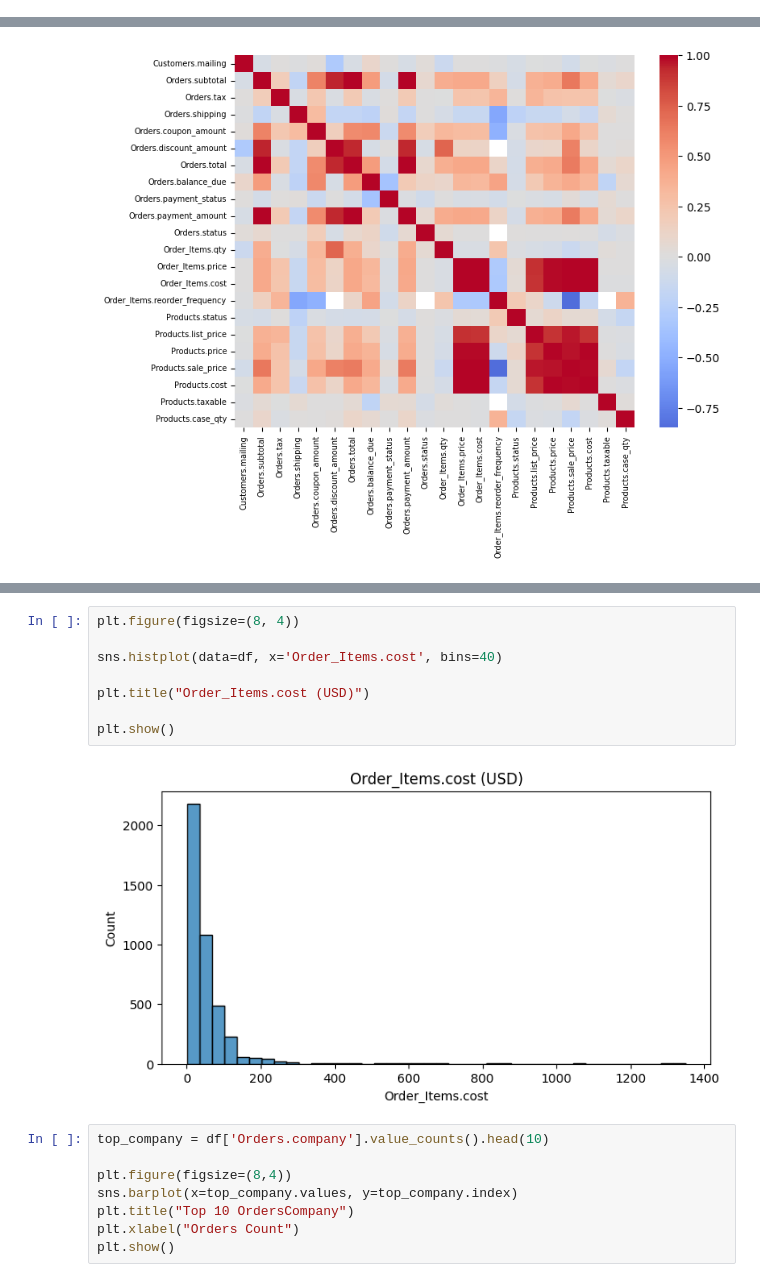
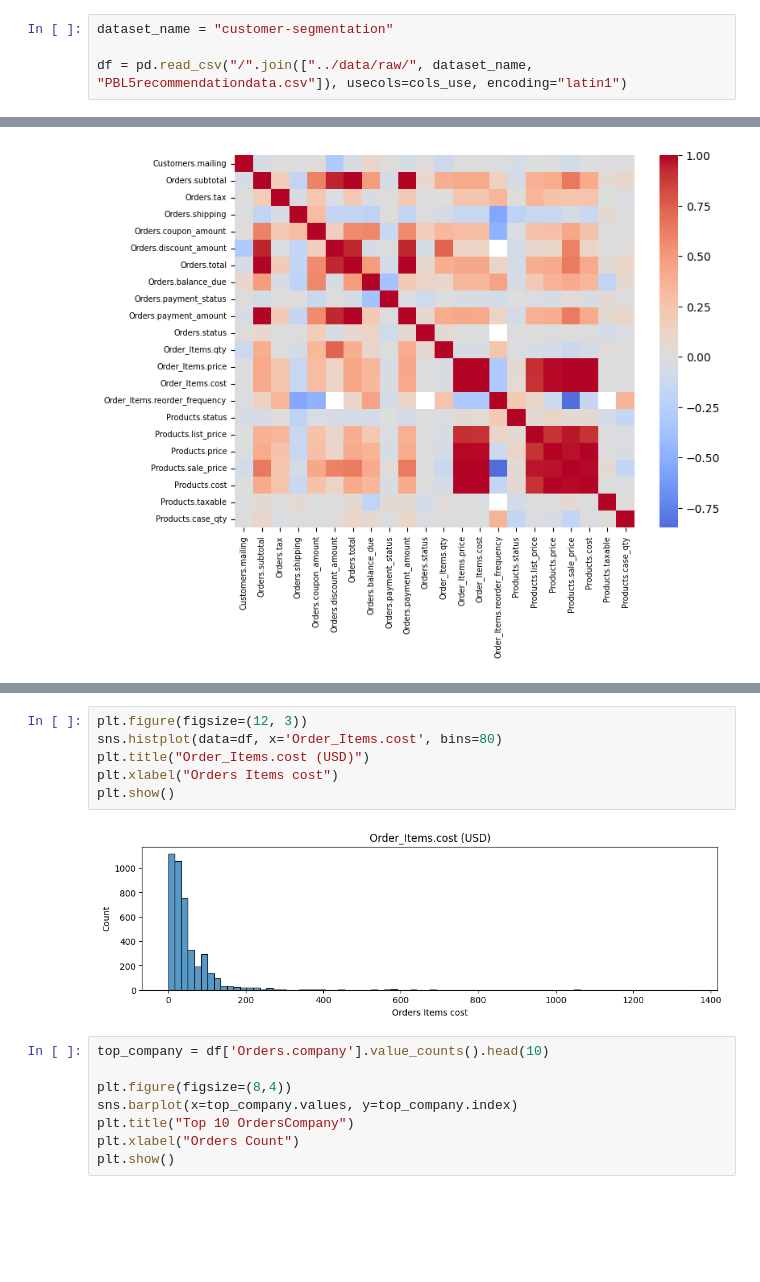
Before and after one commit to data-mosaic/Anna-Project, a Jupyter notebook: notebooks/02_preprocessing.ipynb, the cells around one changed output, grey strips where cells are left out. Cells and saved outputs as stored; diff of their text form; blank space fills up the shorter version.

Commit message:
EDA paymen, shipping, item

```diff
--- a/notebooks/02_preprocessing.ipynb
+++ b/notebooks/02_preprocessing.ipynb
@@ -38,3 +36,7 @@ df = pd.read_csv("/".join(["../data/raw/", dataset_name, "PBL5recommendationdata
+# %%
+dataset_name = "customer-segmentation"
+
+df = pd.read_csv("/".join(["../data/raw/", dataset_name, "PBL5recommendationdata.csv"]), usecols=cols_use, encoding="latin1")
 # %%
 df.head(8)
 # %% [output]
@@ -398,13 +398,11 @@ plt.show()
 # %%
-plt.figure(figsize=(8, 4))
-
-sns.histplot(data=df, x='Order_Items.cost', bins=40)
-
+plt.figure(figsize=(12, 3))
+sns.histplot(data=df, x='Order_Items.cost', bins=80)
 plt.title("Order_Items.cost (USD)")
-
+plt.xlabel("Orders Items cost")
 plt.show()
 # %% [output]
-[figure, old version]
+[figure, new version]
 # %%
 top_company = df['Orders.company'].value_counts().head(10)
 
```
Also changed, not shown: parts of 44 cells of this notebook, 2 other files.
